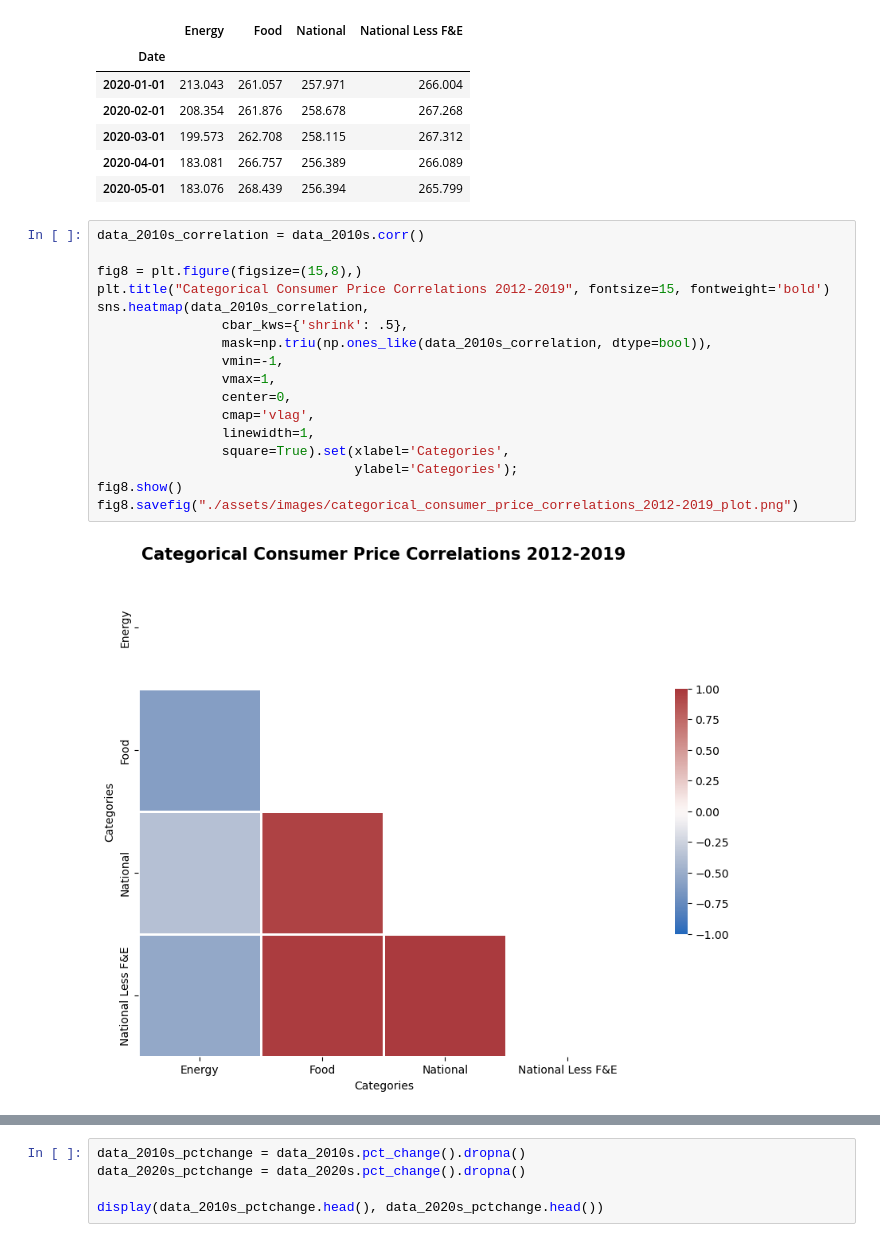
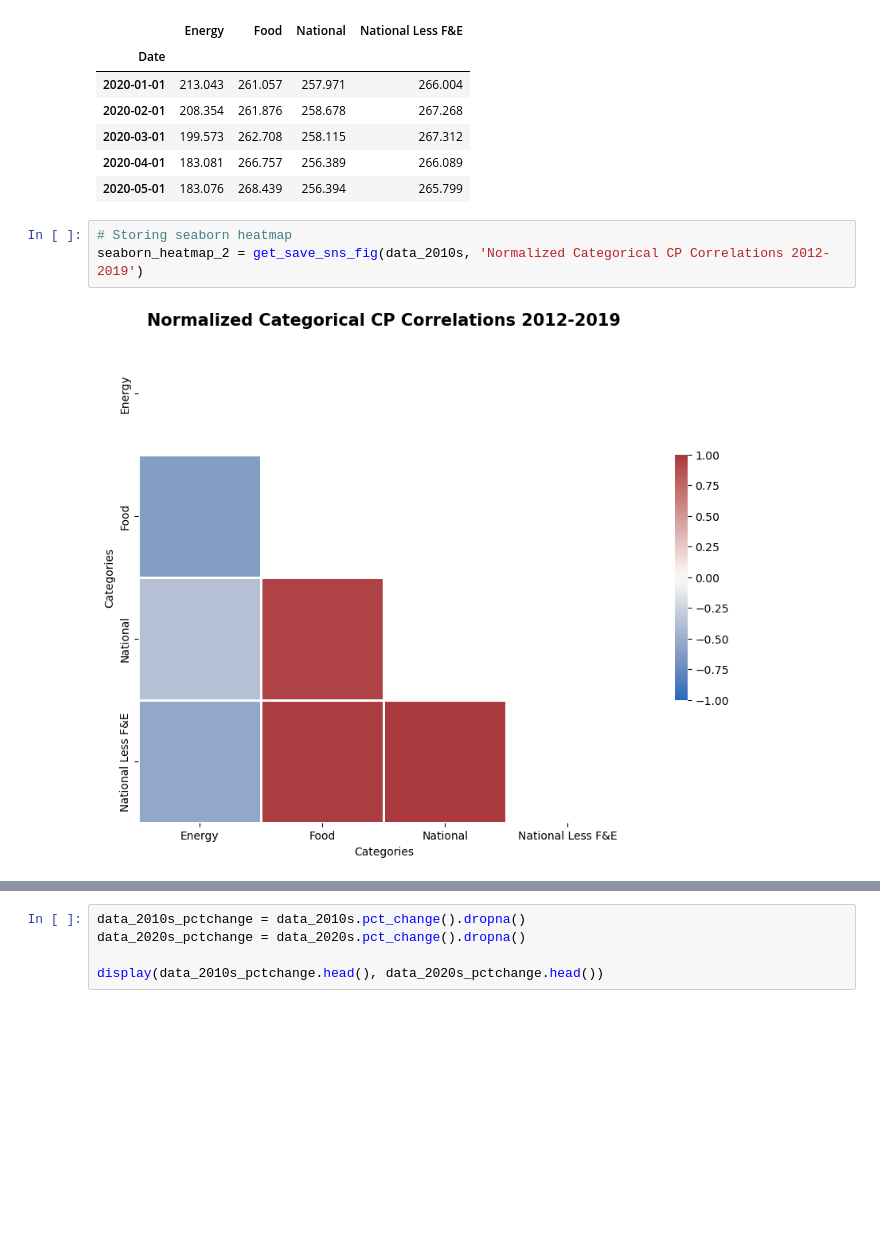
Before and after one commit to SZun/Real-Impact-of-Inflation, a Jupyter notebook: Final-Data-Analysis.ipynb, the cells around one changed output, grey strips where cells are left out. Saved outputs shown, nothing was run; the diff lists cells and outputs as text; blank space fills up the shorter version.

```diff
--- a/Final-Data-Analysis.ipynb
+++ b/Final-Data-Analysis.ipynb
@@ -291,22 +291,8 @@ display(data_2010s.head(), data_2020s.head())
 | 2020-04-01 | 183.081 | 266.757 | 256.389 | 266.089 |
 | 2020-05-01 | 183.076 | 268.439 | 256.394 | 265.799 |
 # %%
-data_2010s_correlation = data_2010s.corr()
-
-fig8 = plt.figure(figsize=(15,8),)
-plt.title("Categorical Consumer Price Correlations 2012-2019", fontsize=15, fontweight='bold')
-sns.heatmap(data_2010s_correlation,
-                cbar_kws={'shrink': .5},
-                mask=np.triu(np.ones_like(data_2010s_correlation, dtype=bool)),
-                vmin=-1,
-                vmax=1,
-                center=0,
-                cmap='vlag',
-                linewidth=1,
-                square=True).set(xlabel='Categories',
-                                 ylabel='Categories');
-fig8.show()
-fig8.savefig("./assets/images/categorical_consumer_price_correlations_2012-2019_plot.png")
+# Storing seaborn heatmap
+seaborn_heatmap_2 = get_save_sns_fig(data_2010s, 'Normalized Categorical CP Correlations 2012-2019')
 # %% [output]
-[figure, old version]
+[figure, new version]
 # %%
```
Also changed, not shown: parts of 9 cells of this notebook, 3 other files.
